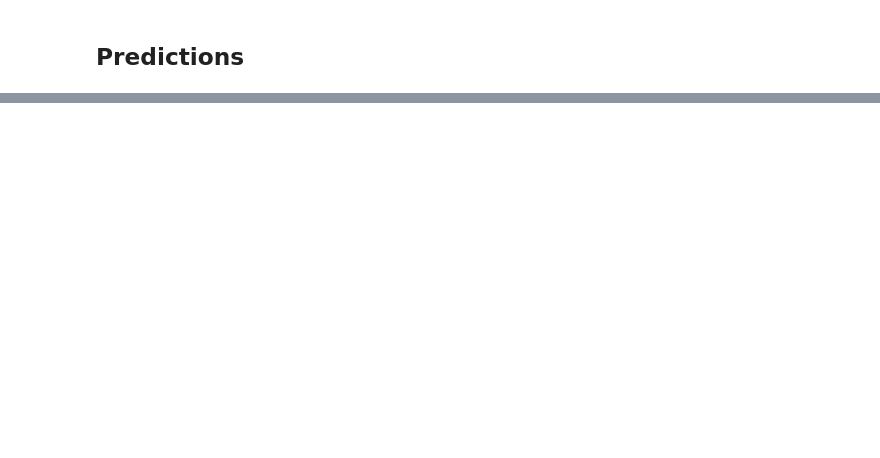
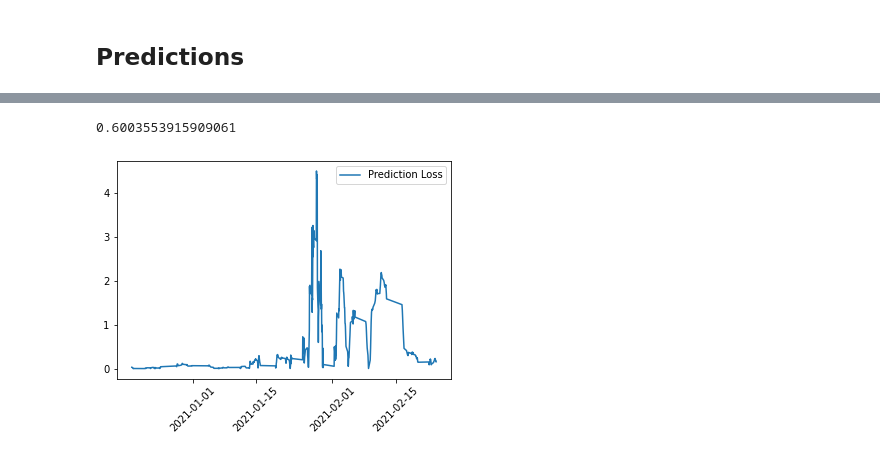
Before and after one commit to brijow/foobar-gamestop, a Jupyter notebook: notebooks/scratchboard.ipynb, the cells around one changed output, grey strips where cells are left out. Cells and saved outputs as stored; diff of their text form; code cells hidden in the pictures; blank space fills up the shorter version.

```diff
--- a/notebooks/scratchboard.ipynb
+++ b/notebooks/scratchboard.ipynb
@@ -377,0 +363,8 @@ len(test_datetime_list)
+# %%
+plt.plot(datetime_target ,losses, label="Prediction Loss")
+plt.xticks(rotation=45)
+plt.legend()
+np.mean(losses)
+# %% [output]
+0.6003553915909061
+[figure, added]
```
Also changed, not shown: parts of 16 cells of this notebook, 9 other files.
